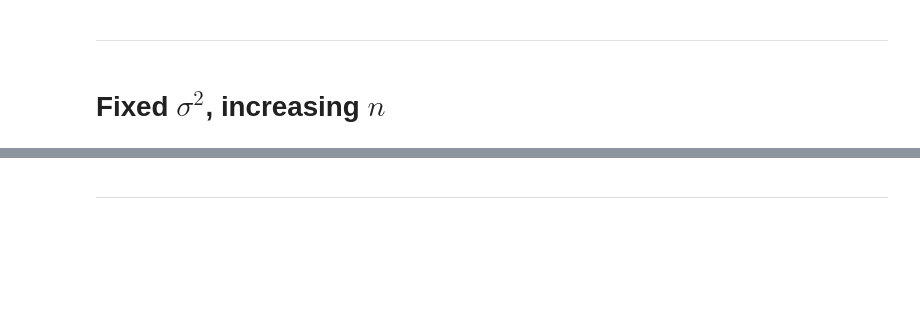
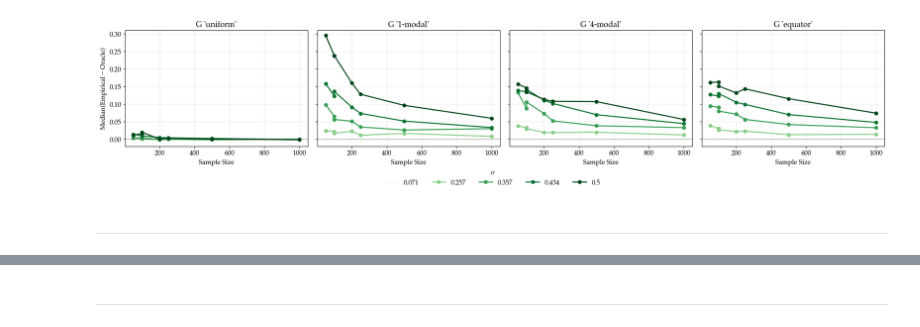
Before and after one commit to aqjaffe/RiemannianEB, a Jupyter notebook: src/simulations/S2sims.ipynb, the cells around one changed output, grey strips where cells are left out. Saved outputs shown, nothing was run; the diff lists cells and outputs as text; code cells hidden in the pictures; blank space fills up the shorter version.

```diff
--- a/src/simulations/S2sims.ipynb
+++ b/src/simulations/S2sims.ipynb
@@ -34,0 +137,28 @@ fig = plot_mcsims_IncreasingSigma(manifold_type,df_long, num_modes_ls, tau2_ls,
+# %%
+NMC = 10
+rho_ls = np.linspace(0.5, 0.005, 10)
+M_ls = [ 7,7,7,7 ]
+
+n_samples_ls = [50, 100, 200, 250, 500,1000]
+test_size = 100
+# ------------------------------------------------------------------------------------------------------------------------------------------------
+df_N = mcsims_IncreasingN(
+    manifold_type,
+    n_samples_ls,
+    M_ls,
+    G_sampler_ls,
+    sigma2_ls,
+    rho_ls,
+    test_size,
+    num_oracle_samples,
+    oracle_bandwidth,
+    NMC)
+# %%
+plot_mcsims_IncreasingN(
+    manifold_type,
+    df_N,
+    G_sampler_ls,
+    savefig=None,
+    showG= False)
+# %% [output]
+[figure, added]
@@ -35,4 +239,2 @@ fig = plot_mcsims_IncreasingSigma(manifold_type,df_long, num_modes_ls, tau2_ls,
 # %% [markdown]
 -------
-# %% [markdown]
-# Fixed $\sigma^2$, increasing $n$
```
Also changed, not shown: parts of 16 cells of this notebook, 33 other files.
